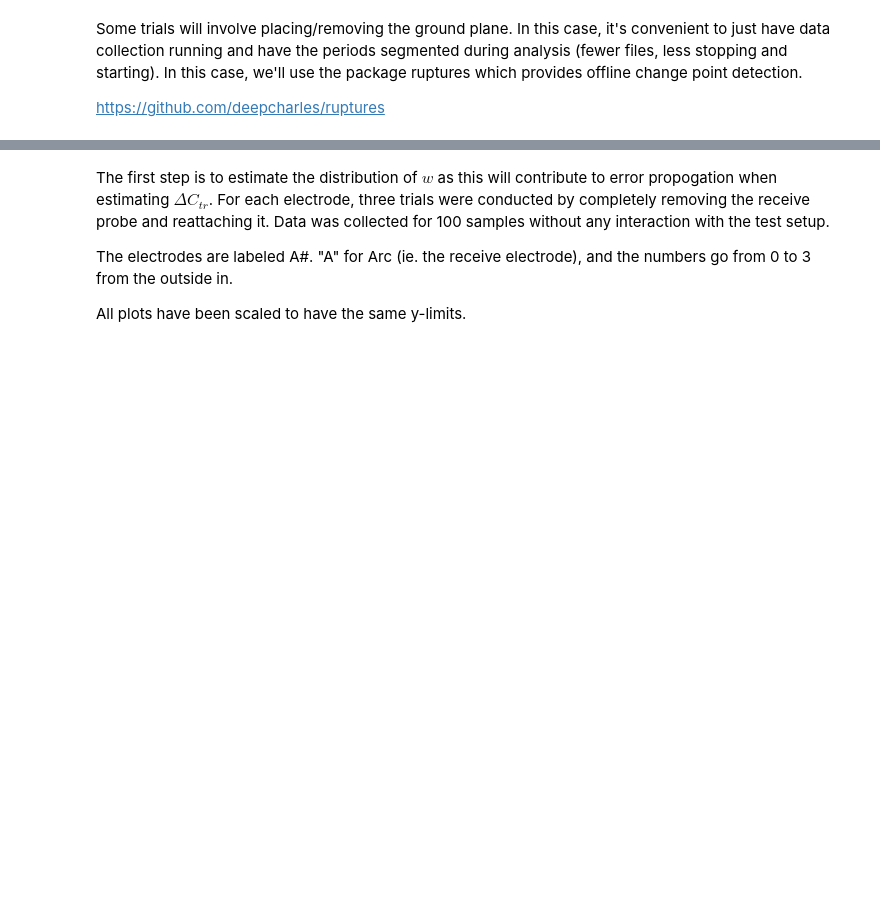
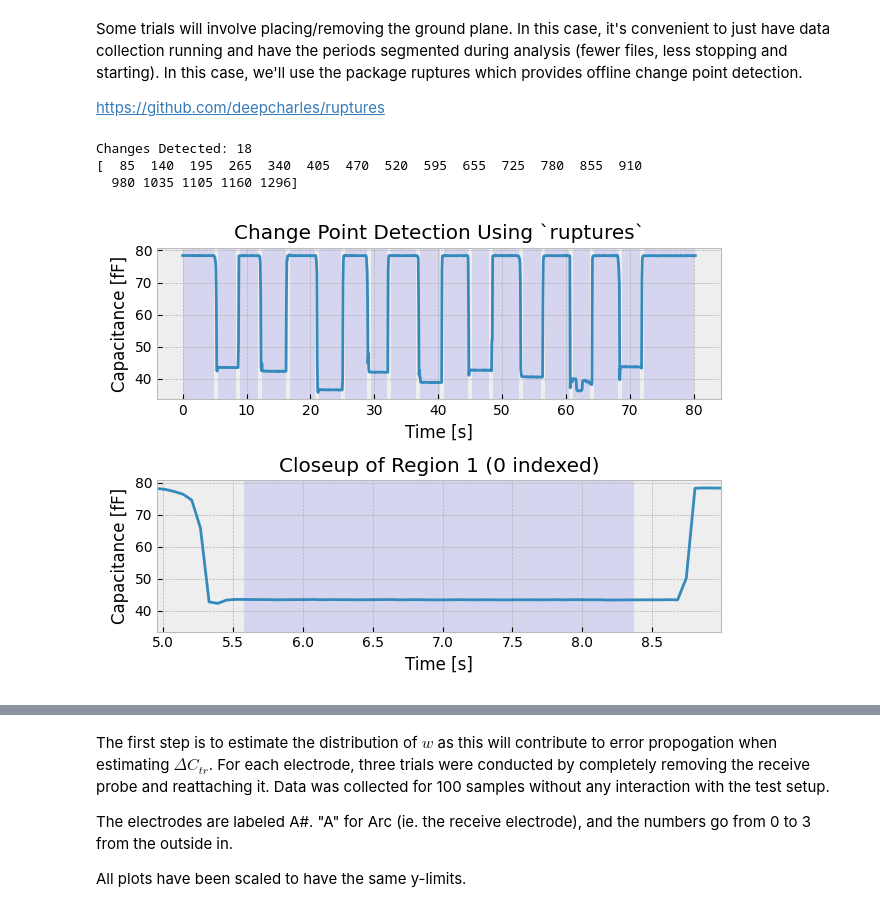
Before and after one commit to aechoi/smart-suction, a Jupyter notebook: src/capcup/data_process.ipynb, the cells around one changed output, grey strips where cells are left out. Cells and saved outputs as stored; diff of their text form; code cells hidden in the pictures; blank space fills up the shorter version.

Commit message:
add recent tests

```diff
--- a/src/capcup/data_process.ipynb
+++ b/src/capcup/data_process.ipynb
@@ -37,29 +83,42 @@ https://github.com/deepcharles/ruptures
 # %%
 import ruptures as rpt
 
-first_trial = cyclic_trials[0]
+test_trial = cyclic_trials[0]
 
-algo = rpt.Pelt(model="rbf").fit(first_trial.cap_counts)
+algo = rpt.Pelt(model="rbf").fit(test_trial.cap_counts)
 change_points = np.array(algo.predict(pen=10))
 
-fig, axs = rpt.display(first_trial.cap_counts, [], change_points)
+# fig, axs = rpt.display(test_trial.cap_counts, [], change_points)
+fig, axs = plt.subplots(2)
+axs[0].plot(test_trial.time, count2ff(test_trial.cap_counts))
 axs[0].set_title("Change Point Detection Using `ruptures`")
-axs[0].set_xlabel("Sample")
-axs[0].set_ylabel("Capacitance Counts")
+axs[0].set_xlabel("Time [s]")
+axs[0].set_ylabel("Capacitance [fF]")
 
 # This is -1 because it is really marking the end points of the stable regions
 # between changes.
 print(f"Changes Detected: {len(change_points)-1}")
 print(change_points)
 
 # Using a universal padding seems more stable than using a standard deviation
 # to define stable regions. Mainly because anomalies can happen in the stable
 # regions. Although, this would be worth testing.
 change_padding = 5
 region_starts = np.r_[0, change_points[:-1] + change_padding]
 region_ends = change_points - change_padding
 
 for start, end in zip(region_starts, region_ends):
-    axs[0].axvspan(start, end, alpha=0.2)
+    axs[0].axvspan(test_trial.time[start], test_trial.time[end], alpha=0.1)
 
+axs[1].plot(test_trial.time, count2ff(test_trial.cap_counts))
+axs[1].set_xlim(test_trial.time[region_ends[0]], test_trial.time[region_starts[2]])
+axs[1].axvspan(test_trial.time[region_starts[1]], test_trial.time[region_ends[1]], alpha=0.1)
+axs[1].set_title("Closeup of Region 1 (0 indexed)")
+axs[1].set_xlabel("Time [s]")
+axs[1].set_ylabel("Capacitance [fF]")
 plt.tight_layout()
+# %% [output]
+Changes Detected: 18
+[  85  140  195  265  340  405  470  520  595  655  725  780  855  910
+  980 1035 1105 1160 1296]
+[figure, added]
```
Also changed, not shown: parts of 12 cells of this notebook, 22 other files.
